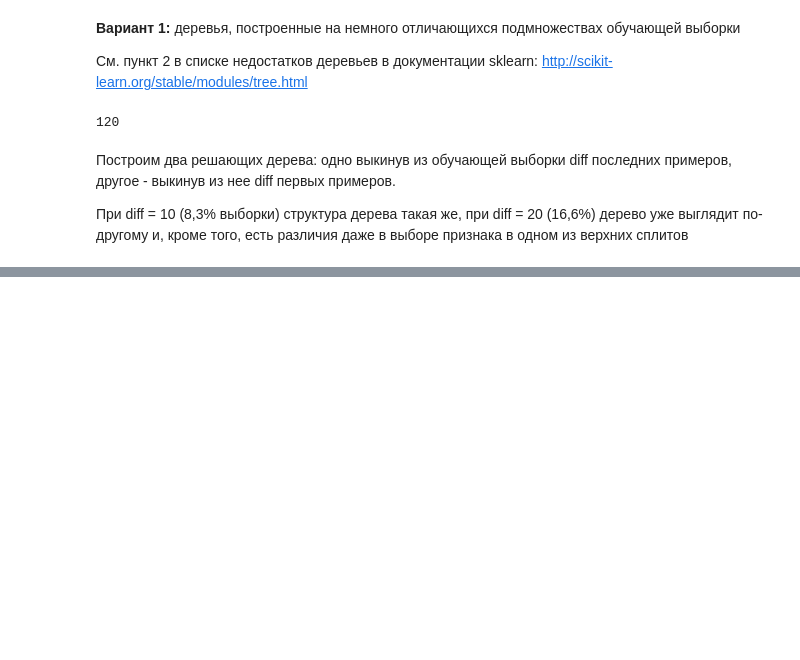
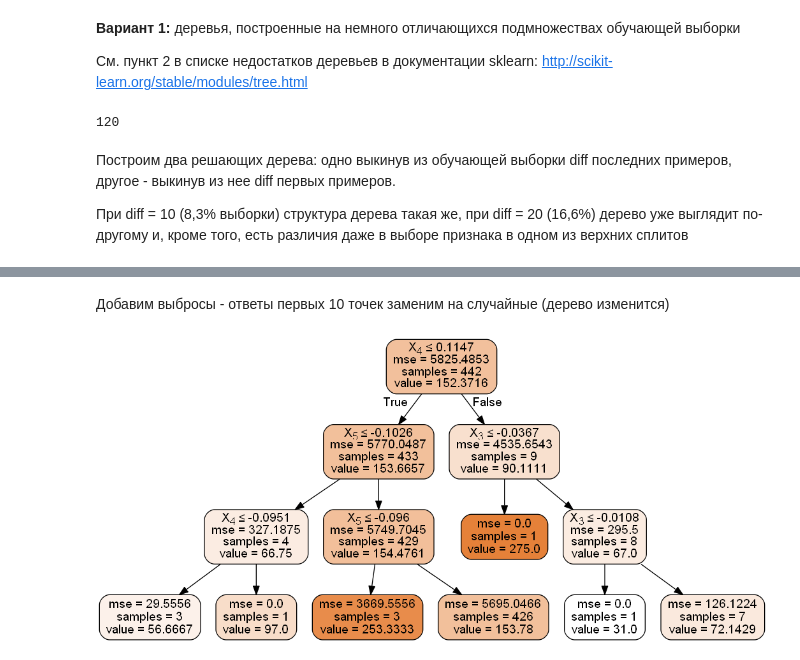
Before and after one commit to ml-mipt/ml-mipt-part1, a Jupyter notebook: 2017/seminars/04-trees/TreeVisualization.ipynb, the cells around one changed output, grey strips where cells are left out. Saved outputs shown, nothing was run; the diff lists cells and outputs as text; code cells hidden in the pictures; blank space fills up the shorter version.

```diff
--- a/2017/seminars/04-trees/TreeVisualization.ipynb
+++ b/2017/seminars/04-trees/TreeVisualization.ipynb
@@ -253,0 +307,13 @@ Image(graph.create_png())
+# %% [markdown]
+Добавим выбросы - ответы первых 10 точек заменим на случайные (дерево изменится)
+# %%
+model = tree.DecisionTreeRegressor(max_depth=3)
+model.fit(diabetes.data, list(diabetes.target[10:]) + list(np.random.normal(loc=150, scale=20, size=10)))
+filename = "diabetes_tree.out"
+dot_data = tree.export_graphviz(model, out_file=filename,
+                         filled=True, rounded=True,
+                         special_characters=True)
+graph = pydotplus.graphviz.graph_from_dot_file(filename)
+Image(graph.create_png())
+# %% [output]
+[figure, added]
```
Also changed, not shown: parts of 28 cells of this notebook.
